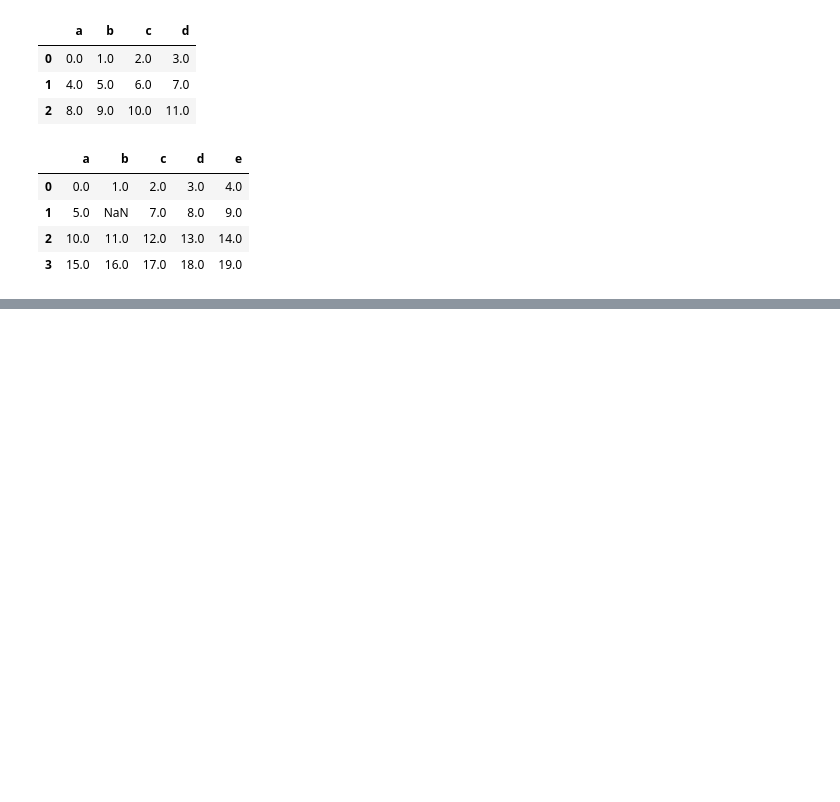
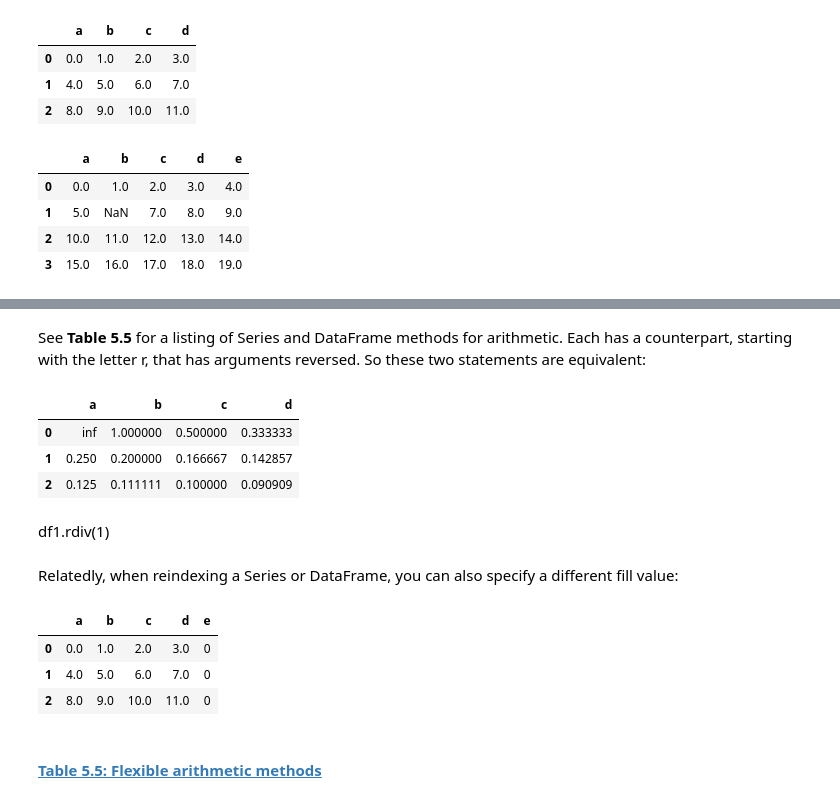
Before and after one commit to TimLinkous/McKinneyBook, a Jupyter notebook: Chapter5/Starter.ipynb, the cells around one changed output, grey strips where cells are left out. Cells and saved outputs as stored; diff of their text form; code cells hidden in the pictures; blank space fills up the shorter version.

```diff
--- a/Chapter5/Starter.ipynb
+++ b/Chapter5/Starter.ipynb
@@ -1259,0 +1280,22 @@ df2
+# %% [markdown]
+See **Table 5.5** for a listing of Series and DataFrame methods for arithmetic. Each has a counterpart, starting with the letter r, that has arguments reversed. So these two statements are equivalent:
+# %%
+1/df1
+# %% [output]
+|  | a | b | c | d |
+| 0 | inf | 1.000000 | 0.500000 | 0.333333 |
+| 1 | 0.250 | 0.200000 | 0.166667 | 0.142857 |
+| 2 | 0.125 | 0.111111 | 0.100000 | 0.090909 |
+# %% [markdown]
+df1.rdiv(1)
+# %% [markdown]
+Relatedly, when reindexing a Series or DataFrame, you can also specify a different fill value:
+# %%
+df1.reindex(columns=df2.columns, fill_value=0)
+# %% [output]
+|  | a | b | c | d | e |
+| 0 | 0.0 | 1.0 | 2.0 | 3.0 | 0 |
+| 1 | 4.0 | 5.0 | 6.0 | 7.0 | 0 |
+| 2 | 8.0 | 9.0 | 10.0 | 11.0 | 0 |
+# %% [markdown]
+#### [Table 5.5: Flexible arithmetic methods](https://wesmckinney.com/book/pandas-basics#tbl-table_flex_arith)
```
Also changed, not shown: parts of 76 cells of this notebook.
